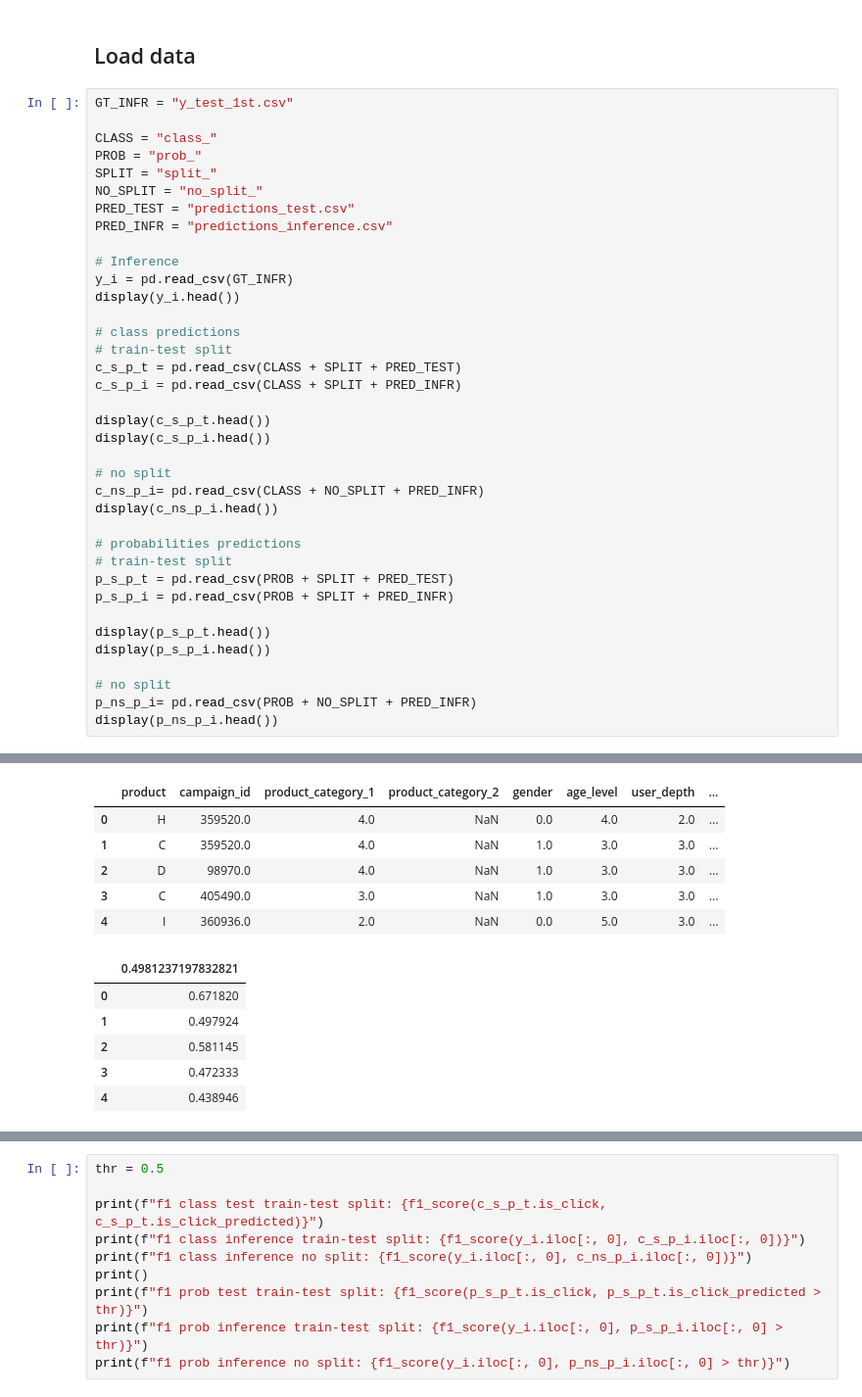
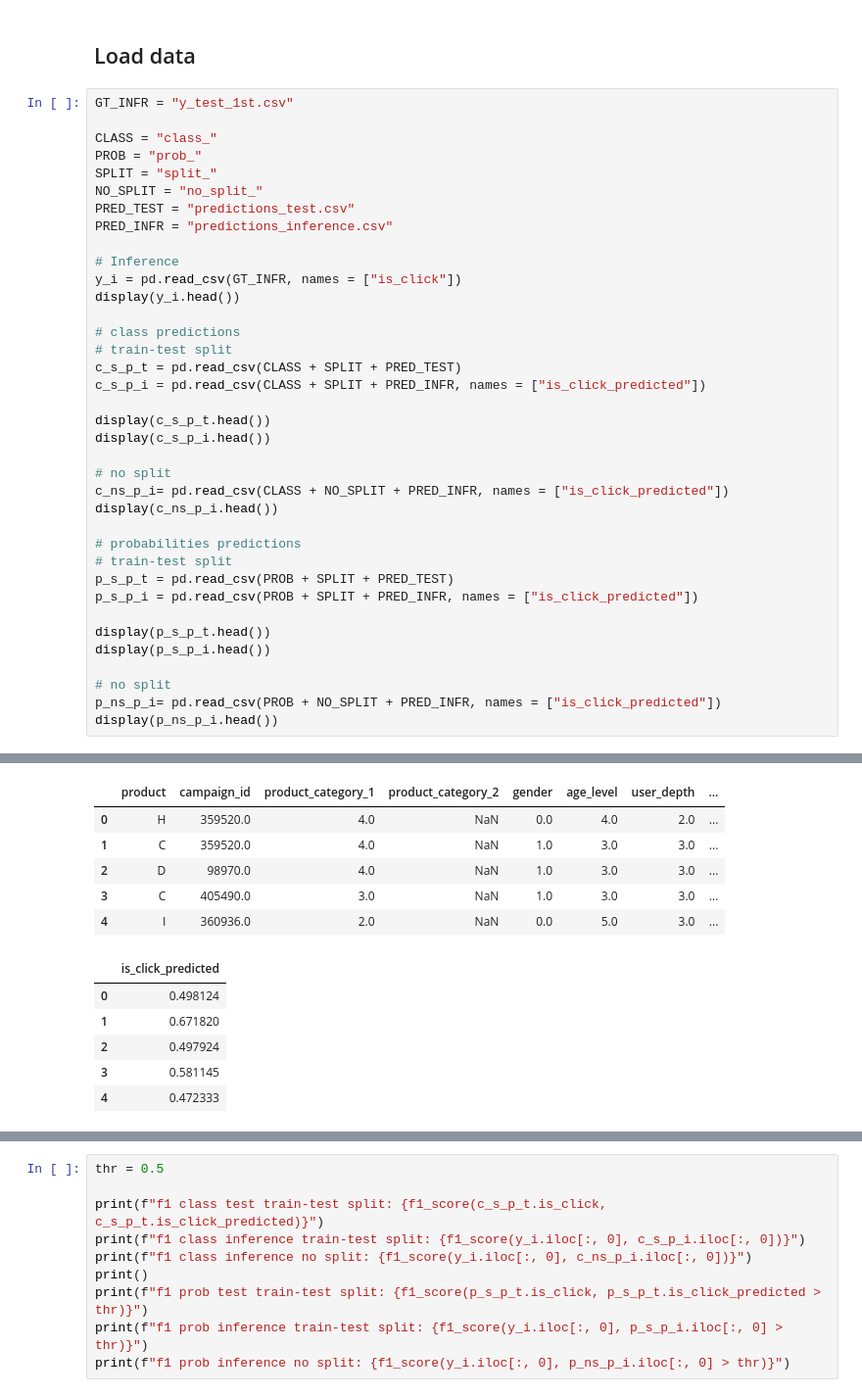
Before and after one commit to OphirTuretz/Y-DATA-Ninjas, a Jupyter notebook: notebooks/error_analysis_ophir.ipynb, the cells around one changed output, grey strips where cells are left out. Shown: that part at 98% size. Cells and saved outputs as stored; diff of their text form.

```diff
--- a/notebooks/error_analysis_ophir.ipynb
+++ b/notebooks/error_analysis_ophir.ipynb
@@ -20,30 +20,30 @@ PRED_TEST = "predictions_test.csv"
 PRED_INFR = "predictions_inference.csv"
 
 # Inference
-y_i = pd.read_csv(GT_INFR)
+y_i = pd.read_csv(GT_INFR, names = ["is_click"])
 display(y_i.head())
 
 # class predictions
 # train-test split
 c_s_p_t = pd.read_csv(CLASS + SPLIT + PRED_TEST)
-c_s_p_i = pd.read_csv(CLASS + SPLIT + PRED_INFR)
+c_s_p_i = pd.read_csv(CLASS + SPLIT + PRED_INFR, names = ["is_click_predicted"])
 
 display(c_s_p_t.head())
 display(c_s_p_i.head())
 
 # no split
-c_ns_p_i= pd.read_csv(CLASS + NO_SPLIT + PRED_INFR)
+c_ns_p_i= pd.read_csv(CLASS + NO_SPLIT + PRED_INFR, names = ["is_click_predicted"])
 display(c_ns_p_i.head())
 
 # probabilities predictions
 # train-test split
 p_s_p_t = pd.read_csv(PROB + SPLIT + PRED_TEST)
-p_s_p_i = pd.read_csv(PROB + SPLIT + PRED_INFR)
+p_s_p_i = pd.read_csv(PROB + SPLIT + PRED_INFR, names = ["is_click_predicted"])
 
 display(p_s_p_t.head())
 display(p_s_p_i.head())
 
 # no split
-p_ns_p_i= pd.read_csv(PROB + NO_SPLIT + PRED_INFR)
+p_ns_p_i= pd.read_csv(PROB + NO_SPLIT + PRED_INFR, names = ["is_click_predicted"])
 display(p_ns_p_i.head())
 # %% [output]
@@ -73,13 +73,13 @@ display(p_ns_p_i.head())
 | 4 | 0.0 |
 |  | product | campaign_id | product_category_1 | product_category_2 | gender | age_level | user_depth | ... |
 | 0 | H | 359520.0 | 4.0 | NaN | 0.0 | 4.0 | 2.0 | ... |
 | 1 | C | 359520.0 | 4.0 | NaN | 1.0 | 3.0 | 3.0 | ... |
 | 2 | D | 98970.0 | 4.0 | NaN | 1.0 | 3.0 | 3.0 | ... |
 | 3 | C | 405490.0 | 3.0 | NaN | 1.0 | 3.0 | 3.0 | ... |
 | 4 | I | 360936.0 | 2.0 | NaN | 0.0 | 5.0 | 3.0 | ... |
-|  | 0.4981237197832821 |
-| 0 | 0.671820 |
-| 1 | 0.497924 |
-| 2 | 0.581145 |
-| 3 | 0.472333 |
-| 4 | 0.438946 |
+|  | is_click_predicted |
+| 0 | 0.498124 |
+| 1 | 0.671820 |
+| 2 | 0.497924 |
+| 3 | 0.581145 |
+| 4 | 0.472333 |
```
Also changed, not shown: parts of 3 cells of this notebook.
